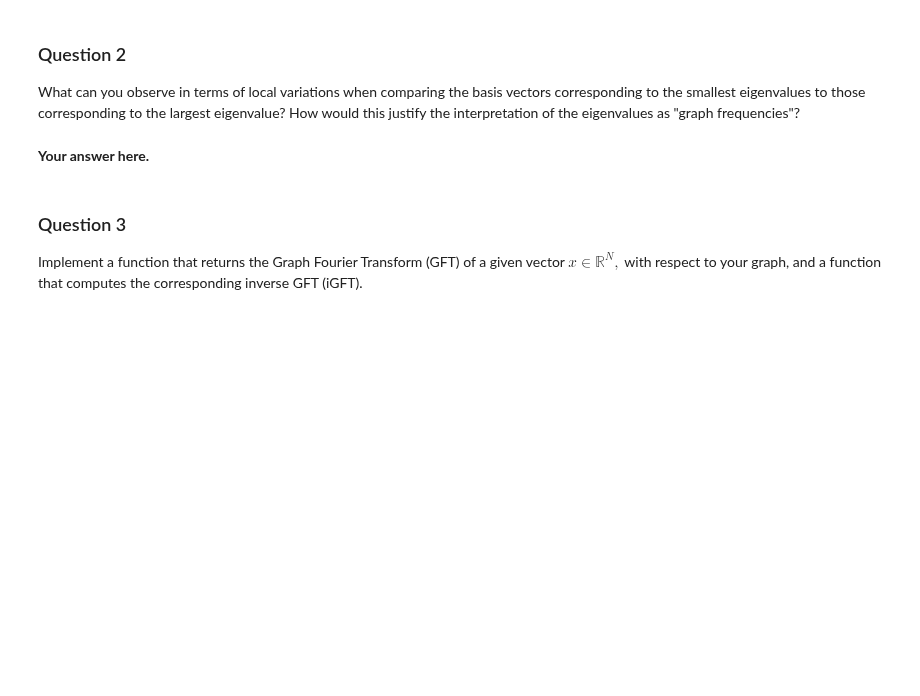
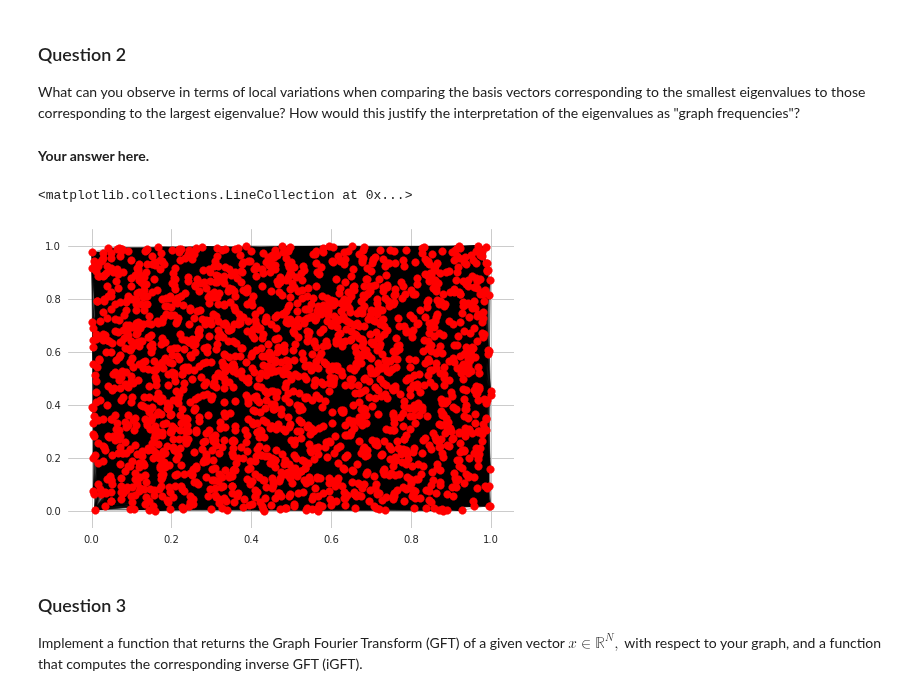
Before and after one commit to TTimTT/NTDS_Project, a Jupyter notebook: milestone_4/Tim_graph_signal_processing.ipynb, the cells around one changed output. Drawn from its saved outputs; the diff is of its cells as text; code cells hidden in the pictures; blank space fills up the shorter version.

```diff
--- a/milestone_4/Tim_graph_signal_processing.ipynb
+++ b/milestone_4/Tim_graph_signal_processing.ipynb
@@ -138,6 +137,16 @@ plt.show()
 What can you observe in terms of local variations when comparing the basis vectors corresponding to the smallest eigenvalues to those corresponding to the largest eigenvalue? How would this justify the interpretation of the eigenvalues as "graph frequencies"?
 # %% [markdown]
 **Your answer here.**
+# %%
+import networkx as nx
+graph = nx.from_numpy_matrix(adjacency)
+coords = nx.random_layout(graph)  # Force-directed layout.
+#coords = eigenvectors[:, 1:3]  # Laplacian eigenmaps.
+nx.draw_networkx_nodes(graph, coords, node_size=60);#, node_color=U[:,-1])
+nx.draw_networkx_edges(graph, coords, alpha=0.3)
+# %% [output]
+<matplotlib.collections.LineCollection at 0x...>
+[figure, added]
 # %% [markdown]
 ### Question 3
 
```
Also changed, not shown: parts of 22 cells of this notebook.
